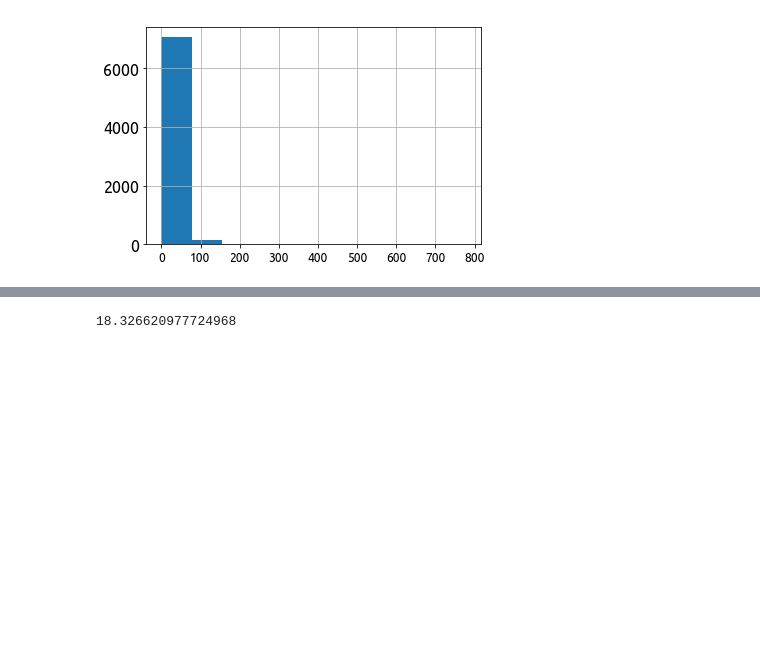
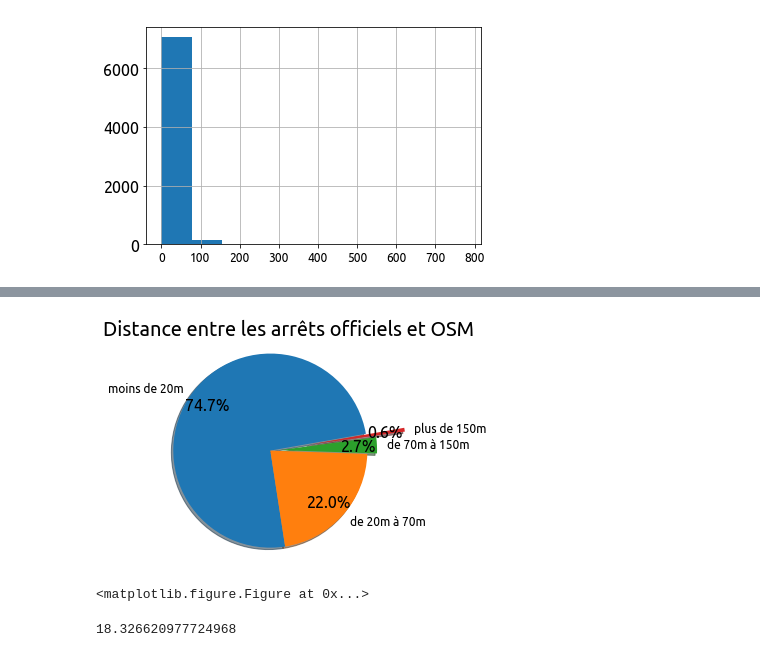
Before and after one commit to Jungle-Bus/ref-fr-STIF, a Jupyter notebook: audit_routepoints/idf_audit_quali.ipynb, the cells around one changed output, grey strips where cells are left out. Drawn from its saved outputs; the diff is of its cells as text; code cells hidden in the pictures; blank space fills up the shorter version.

```diff
--- a/audit_routepoints/idf_audit_quali.ipynb
+++ b/audit_routepoints/idf_audit_quali.ipynb
@@ -276,3 +282,30 @@ plt.show()
+# %%
+routepoints_count = quali_routepoints_filtered.shape[0]
+labels = 'moins de 20m', 'de 20m à 70m', 'de 70m à 150m', 'plus de 150m'
+count_moins_20 = quali_routepoints_filtered[quali_routepoints_filtered["distance"] < 20].shape[0]
+count_20_70 = quali_routepoints_filtered[(quali_routepoints_filtered["distance"] >= 20) & (quali_routepoints_filtered["distance"] < 70)].shape[0]
+count_70_150 = quali_routepoints_filtered[(quali_routepoints_filtered["distance"] >= 70) & (quali_routepoints_filtered["distance"] < 150)].shape[0]
+count_plus_150 = quali_routepoints_filtered[quali_routepoints_filtered["distance"] >= 150].shape[0]
+
+sizes = [count_moins_20/routepoints_count * 100,
+         count_20_70/routepoints_count * 100,
+         count_70_150/routepoints_count * 100,
+         count_plus_150/routepoints_count * 100]
+explode = (0, 0, 0.1, 0.4)
+
+fig1, ax1 = plt.subplots()
+plt.rcParams['font.size'] = 16
+
+ax1.set_title('Distance entre les arrêts officiels et OSM')
+ax1.pie(sizes, explode=explode, labels=labels, autopct='%1.1f%%',
+        shadow=True, startangle=10, pctdistance=0.8)
+ax1.axis('equal')  # Equal aspect ratio ensures that pie is drawn as a circle.
+
+plt.show()
+plt.savefig('audit_images/14_routepoints_distance_pie_V2.png', bbox_inches='tight')
+# %% [output]
+[figure, added]
+<matplotlib.figure.Figure at 0x...>
 # %%
 quali_routepoints_filtered['distance'].mean()
 # %% [output]
```
Also changed, not shown: parts of 8 cells of this notebook, 3 other files.
